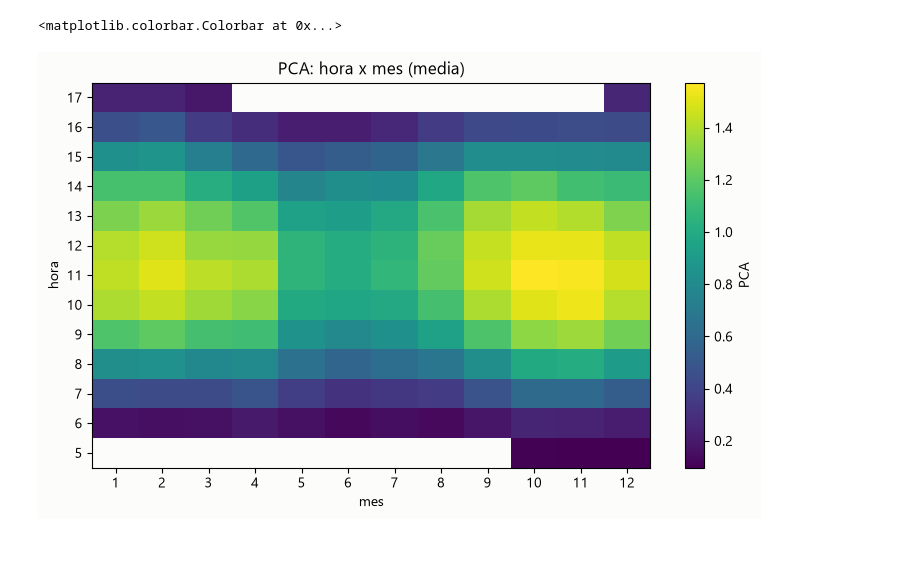
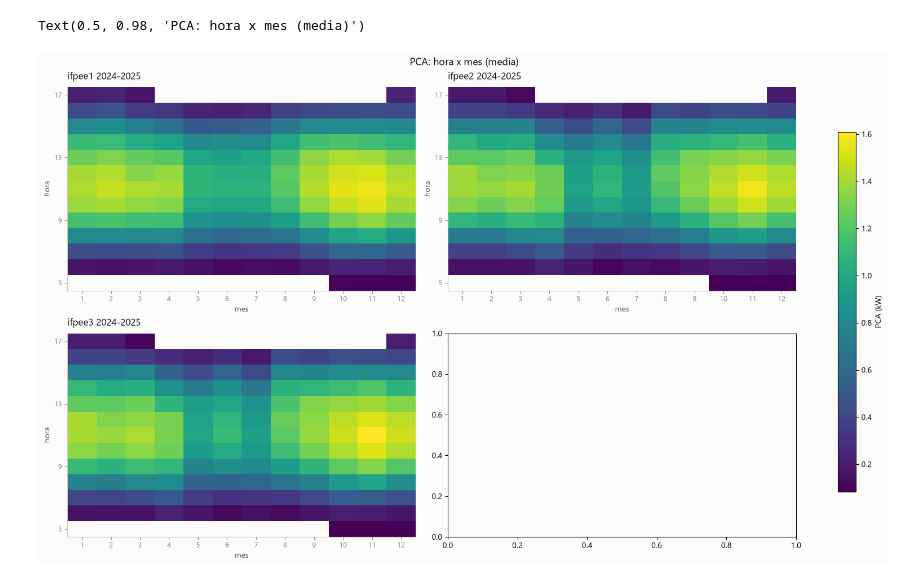
Before and after one commit to commonProgrammerr/knob-senses, a Jupyter notebook: utils/dataset_analysis.ipynb, the cells around one changed output. Cells and saved outputs as stored; diff of their text form; code cells hidden in the pictures; blank space fills up the shorter version.

```diff
--- a/utils/dataset_analysis.ipynb
+++ b/utils/dataset_analysis.ipynb
@@ -126,11 +157,13 @@ ax.grid(alpha=0.3); ax.legend()
 # %%
-
-# 2) curva anual
-gm = d2.groupby("mes")["PCA"]
-fig, ax = plt.subplots(figsize=(9, 4.5))
-ax.plot(gm.mean().index, gm.mean().values, marker="o", lw=1, label="media")
-ax.fill_between(gm.mean().index, gm.quantile(0.1).values, gm.quantile(0.9).values,
-                alpha=0.2, label="faixa 10-90%")
-ax.set_title("PCA por mes"); ax.set_xlabel("mes"); ax.set_ylabel("PCA")
-ax.grid(alpha=0.3); ax.legend()
+# 2) PCA por mes, uma estacao por painel (media + faixa 10-90%)
+fig, axs = plt.subplots(2, 2, figsize=(15, 9), constrained_layout=True)
+for ax, (nome, d) in zip(axs.flat, d2.groupby("station")):
+    gm = d.groupby("mes")["PCA"]
+    ax.plot(gm.mean().index, gm.mean().values, marker="o", lw=1, label="media")
+    ax.fill_between(gm.mean().index, gm.quantile(0.1).values, gm.quantile(0.9).values,
+                    alpha=0.2, label="faixa 10-90%")
+    ax.set_xticks(range(1, 13))
+    enfeitar(ax, f"{nome} {d.datetime.dt.year.min()}-{d.datetime.dt.year.max()}", "mes", "PCA")
+axs.flat[0].legend(frameon=False, fontsize=9, labelcolor=TINTA_2)
+fig.suptitle("PCA por mes", color=TINTA, fontsize=13)
 # %% [output]
@@ -139,14 +172,20 @@ ax.grid(alpha=0.3); ax.legend()
 # %%
+# 3) Heatmap hora x mes, uma estacao por painel (mesma escala de cor)
+tabs = {nome: d.pivot_table(index="hora", columns="mes", values="PCA", aggfunc="mean")
+        for nome, d in d2.groupby("station")}
+vmin = min(np.nanmin(t.to_numpy()) for t in tabs.values())
+vmax = max(np.nanmax(t.to_numpy()) for t in tabs.values())
 
-# 3) heatmap hora x mes
-tab = d2.pivot_table(index="hora", columns="mes", values="PCA", aggfunc="mean")
-fig, ax = plt.subplots(figsize=(9, 5))
-im = ax.imshow(tab.to_numpy(), aspect="auto", origin="lower", cmap="viridis")
-ax.set_title("PCA: hora x mes (media)")
-ax.set_xlabel("mes"); ax.set_ylabel("hora")
-ax.set_xticks(range(len(tab.columns)), tab.columns)
-ax.set_yticks(range(len(tab.index)), tab.index)
-plt.colorbar(im, ax=ax, label="PCA")
+fig, axs = plt.subplots(2, 2, figsize=(15, 9), constrained_layout=True)
+for ax, (nome, tab) in zip(axs.flat, tabs.items()):
+    im = ax.imshow(tab.to_numpy(), aspect="auto", origin="lower", cmap="viridis",
+                   vmin=vmin, vmax=vmax)
+    ax.set_xticks(range(len(tab.columns)), tab.columns)
+    ax.set_yticks(range(0, len(tab.index), 4), tab.index[::4])
+    enfeitar(ax, f"{nome} {d.datetime.dt.year.min()}-{d.datetime.dt.year.max()}", "mes", "hora")
+    ax.grid(False)
+fig.colorbar(im, ax=axs, label="PCA (kW)", shrink=0.8)
+fig.suptitle("PCA: hora x mes (media)", color=TINTA, fontsize=13)
 # %% [output]
-<matplotlib.colorbar.Colorbar at 0x...>
+Text(0.5, 0.98, 'PCA: hora x mes (media)')
-[figure, old version]
+[figure, new version]
```
Also changed, not shown: parts of 17 cells of this notebook, 6 other files.
